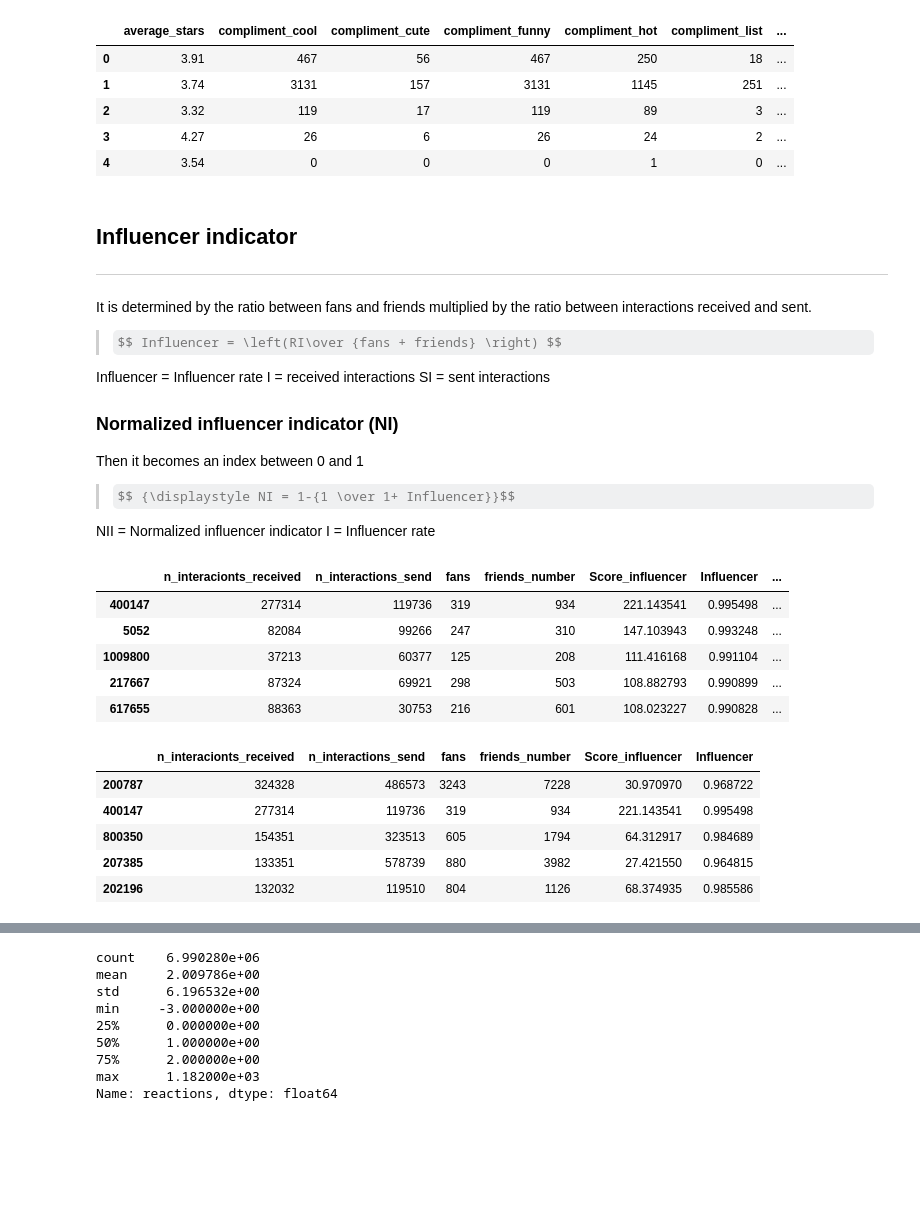
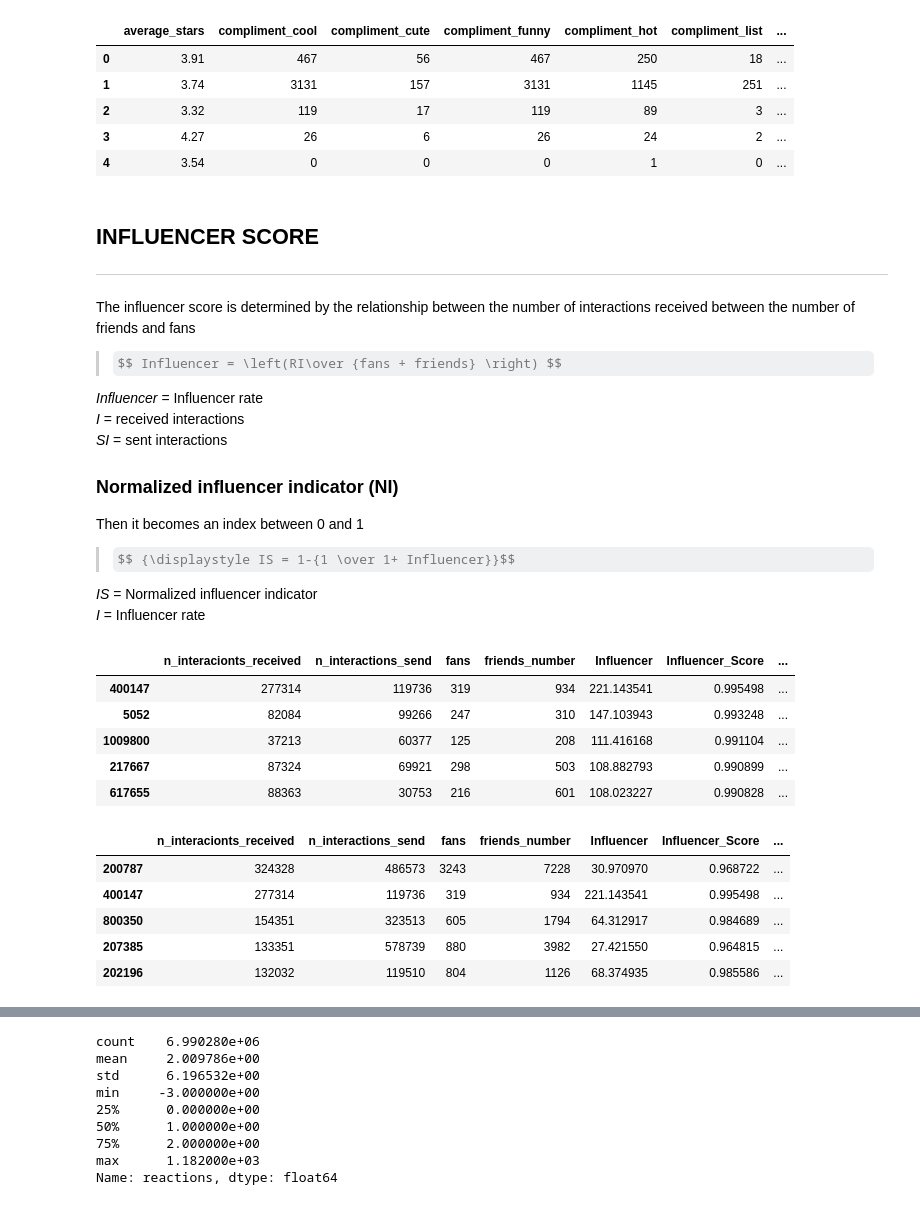
Before and after one commit to HenryLABFinalGrupo02/trabajofinal, a Jupyter notebook: Success_indicator.ipynb, the cells around one changed output, grey strips where cells are left out. Drawn from its saved outputs; the diff is of its cells as text; code cells hidden in the pictures; some formulas as TeX source; blank space fills up the shorter version.

Commit message:
Agregado el archivo de Success_indicator.ipynb

```diff
--- a/Success_indicator.ipynb
+++ b/Success_indicator.ipynb
@@ -94,19 +54,17 @@ user.head()
 | 3 | 4.27 | 26 | 6 | 26 | 24 | 2 | ... |
 | 4 | 3.54 | 0 | 0 | 0 | 1 | 0 | ... |
 # %% [markdown]
-## Influencer indicator
+## INFLUENCER SCORE
 ---
-It is determined by the ratio between fans and friends multiplied by the ratio between interactions received and sent.
+The influencer score is determined by the relationship between the number of interactions received between the number of friends and fans
 
 > $$ Influencer = \left(RI\over {fans + friends} \right) $$
 
-Influencer  = Influencer rate I = received interactions
-SI = sent interactions
+_Influencer_  = Influencer rate<br>_I_ = received interactions<br>_SI_ = sent interactions
 
 ### Normalized influencer indicator (NI)
 Then it becomes an index between 0 and 1
 
-> $$ {\displaystyle NI = 1-{1 \over 1+ Influencer}}$$
+> $$ {\displaystyle IS = 1-{1 \over 1+ Influencer}}$$
 
-NII = Normalized influencer indicator
-I = Influencer rate
+_IS_ = Normalized influencer indicator<br>_I_ = Influencer rate
@@ -117,6 +71,23 @@ def count_friends(value):
+# %%
+def get_len(value):
+  """
+  It takes a string of comma separated names and returns the number of names in the string
+
+  :param value: the value of the column you're applying the function to
+  :return: The number of friends in the list.
+  """
+  ls = value.split(', ')
+  return len(ls)
 # %%
-def Score_influencer(user):
+def influencer_Score(user):
+      """
+      The function takes a dataframe of users and returns a dataframe with the influencer score for each
+      user
 
+      :param user: the user dataframe
+      :return: A dataframe with the columns: n_interacionts_received, n_interactions_send, fans,
+      friends_number, Score_influencer, Influencer, user_id
+      """
       user['n_interacionts_received'] = user[[ 'compliment_hot',
       'compliment_more', 'compliment_profile', 'compliment_cute',
       'compliment_list', 'compliment_note', 'compliment_plain',
@@ -124,23 +95,21 @@ def Score_influencer(user):
       'compliment_photos']].sum(axis=1)
 
       user['n_interactions_send'] = user['useful'] + user['funny'] + user['cool']
-      user['friends_number'] = user.friends.apply(count_friends)
-
-      user['Score_influencer'] = user['n_interacionts_received'] / (1 + user['friends_number'] + user['fans'])
-      user['Score_influencer'].fillna(0, inplace = True)
-
-      user['Influencer'] = 1 - (1 / (1 + user['Score_influencer']))
+      user['friends_number'] = user.friends.apply(get_len)
+      user['Influencer'] = user['n_interacionts_received'] / (1 + user['friends_number'] + user['fans'])
+      user['Influencer'].fillna(0, inplace = True)
+      user['Influencer_Score'] = 1 - (1 / (1 + user['Influencer']))
 
       user_df = user[['n_interacionts_received', 'n_interactions_send', 'fans', 'friends_number',
-      'Score_influencer','Influencer', 'user_id']]
+      'Influencer', 'Influencer_Score', 'user_id']]
 
       return user_df
 # %%
-user_df = Score_influencer(user)
+user_df = influencer_Score(user)
 # %%
-user_df.sort_values(by='Score_influencer', ascending=False).head()
+user_df.sort_values(by='Influencer_Score', ascending=False).head()
 # %% [output]
-|  | n_interacionts_received | n_interactions_send | fans | friends_number | Score_influencer | Influencer | ... |
+|  | n_interacionts_received | n_interactions_send | fans | friends_number | Influencer | Influencer_Score | ... |
 | 400147 | 277314 | 119736 | 319 | 934 | 221.143541 | 0.995498 | ... |
 | 5052 | 82084 | 99266 | 247 | 310 | 147.103943 | 0.993248 | ... |
 | 1009800 | 37213 | 60377 | 125 | 208 | 111.416168 | 0.991104 | ... |
@@ -149,12 +118,12 @@ user_df.sort_values(by='Score_influencer', ascending=False).head()
 # %%
 user_df.sort_values(by='n_interacionts_received', ascending=False).head()
 # %% [output]
-|  | n_interacionts_received | n_interactions_send | fans | friends_number | Score_influencer | Influencer |
-| 200787 | 324328 | 486573 | 3243 | 7228 | 30.970970 | 0.968722 |
-| 400147 | 277314 | 119736 | 319 | 934 | 221.143541 | 0.995498 |
-| 800350 | 154351 | 323513 | 605 | 1794 | 64.312917 | 0.984689 |
-| 207385 | 133351 | 578739 | 880 | 3982 | 27.421550 | 0.964815 |
-| 202196 | 132032 | 119510 | 804 | 1126 | 68.374935 | 0.985586 |
+|  | n_interacionts_received | n_interactions_send | fans | friends_number | Influencer | Influencer_Score | ... |
+| 200787 | 324328 | 486573 | 3243 | 7228 | 30.970970 | 0.968722 | ... |
+| 400147 | 277314 | 119736 | 319 | 934 | 221.143541 | 0.995498 | ... |
+| 800350 | 154351 | 323513 | 605 | 1794 | 64.312917 | 0.984689 | ... |
+| 207385 | 133351 | 578739 | 880 | 3982 | 27.421550 | 0.964815 | ... |
+| 202196 | 132032 | 119510 | 804 | 1126 | 68.374935 | 0.985586 | ... |
 # %%
 user_df.describe()
 # %% [output]
```
Also changed, not shown: parts of 48 cells of this notebook, 1 other file.
